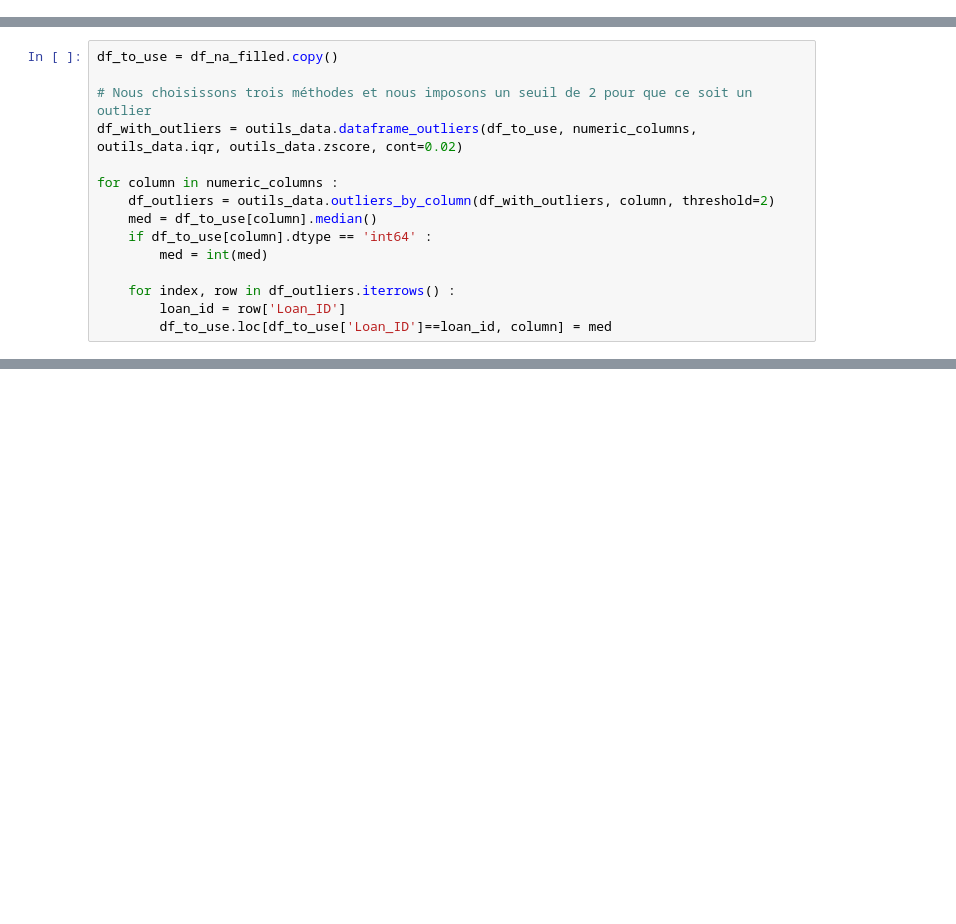
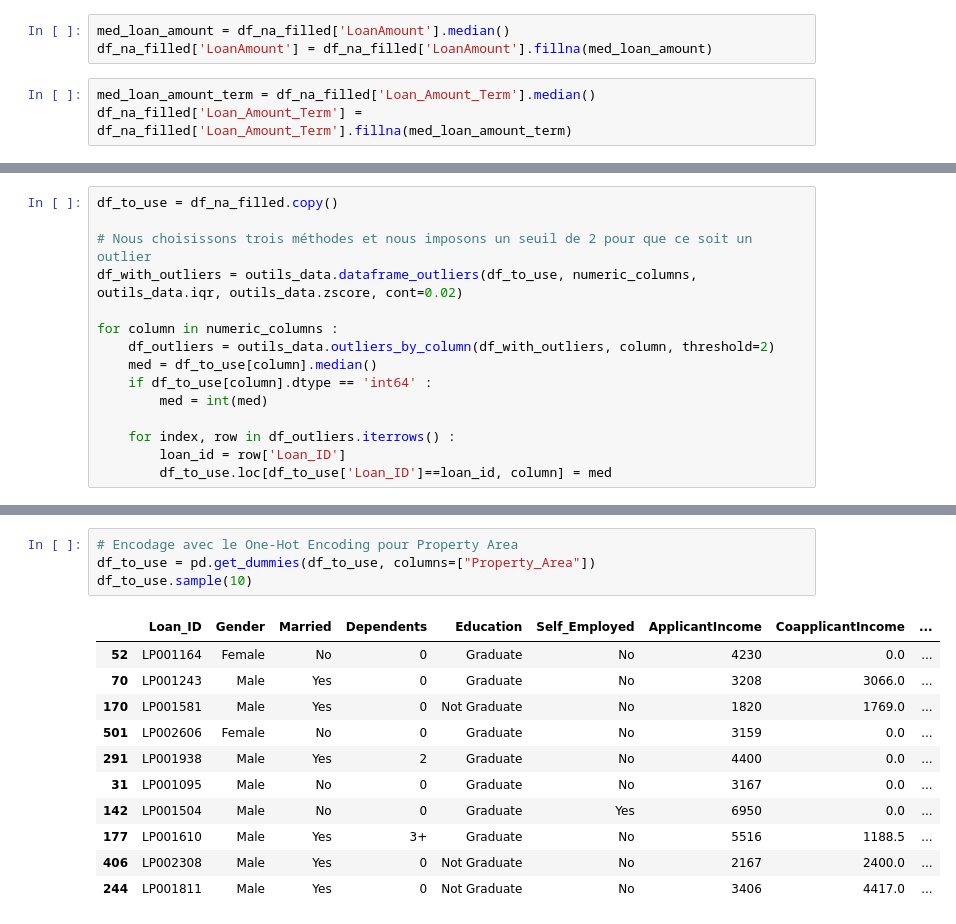
Before and after one commit to rgbodui/data-science-chams, a Jupyter notebook: projet_ml.ipynb, the cells around one changed output, grey strips where cells are left out. Cells and saved outputs as stored; diff of their text form; blank space fills up the shorter version.

```diff
--- a/projet_ml.ipynb
+++ b/projet_ml.ipynb
@@ -286,3 +288,9 @@ Fréquences attendues :
+# %%
+med_loan_amount = df_na_filled['LoanAmount'].median()
+df_na_filled['LoanAmount'] = df_na_filled['LoanAmount'].fillna(med_loan_amount)
+# %%
+med_loan_amount_term = df_na_filled['Loan_Amount_Term'].median()
+df_na_filled['Loan_Amount_Term'] = df_na_filled['Loan_Amount_Term'].fillna(med_loan_amount_term)
 # %% [markdown]
 Pour chacune des colonnes numériques, on va essayer de voir le nombre d'outliers en utilisant les fonctions du module outils_data
 # %%
@@ -308,0 +340,16 @@ ValueError: Could not interpret value `Gender` for parameter `x`
+# %%
+# Encodage avec le One-Hot Encoding pour Property Area
+df_to_use = pd.get_dummies(df_to_use, columns=["Property_Area"])
+df_to_use.sample(10)
+# %% [output]
+|  | Loan_ID | Gender | Married | Dependents | Education | Self_Employed | ApplicantIncome | CoapplicantIncome | ... |
+| 52 | LP001164 | Female | No | 0 | Graduate | No | 4230 | 0.0 | ... |
+| 70 | LP001243 | Male | Yes | 0 | Graduate | No | 3208 | 3066.0 | ... |
+| 170 | LP001581 | Male | Yes | 0 | Not Graduate | No | 1820 | 1769.0 | ... |
+| 501 | LP002606 | Female | No | 0 | Graduate | No | 3159 | 0.0 | ... |
+| 291 | LP001938 | Male | Yes | 2 | Graduate | No | 4400 | 0.0 | ... |
+| 31 | LP001095 | Male | No | 0 | Graduate | No | 3167 | 0.0 | ... |
+| 142 | LP001504 | Male | No | 0 | Graduate | Yes | 6950 | 0.0 | ... |
+| 177 | LP001610 | Male | Yes | 3+ | Graduate | No | 5516 | 1188.5 | ... |
+| 406 | LP002308 | Male | Yes | 0 | Not Graduate | No | 2167 | 2400.0 | ... |
+| 244 | LP001811 | Male | Yes | 0 | Not Graduate | No | 3406 | 4417.0 | ... |
```
Also changed, not shown: parts of 18 cells of this notebook.
